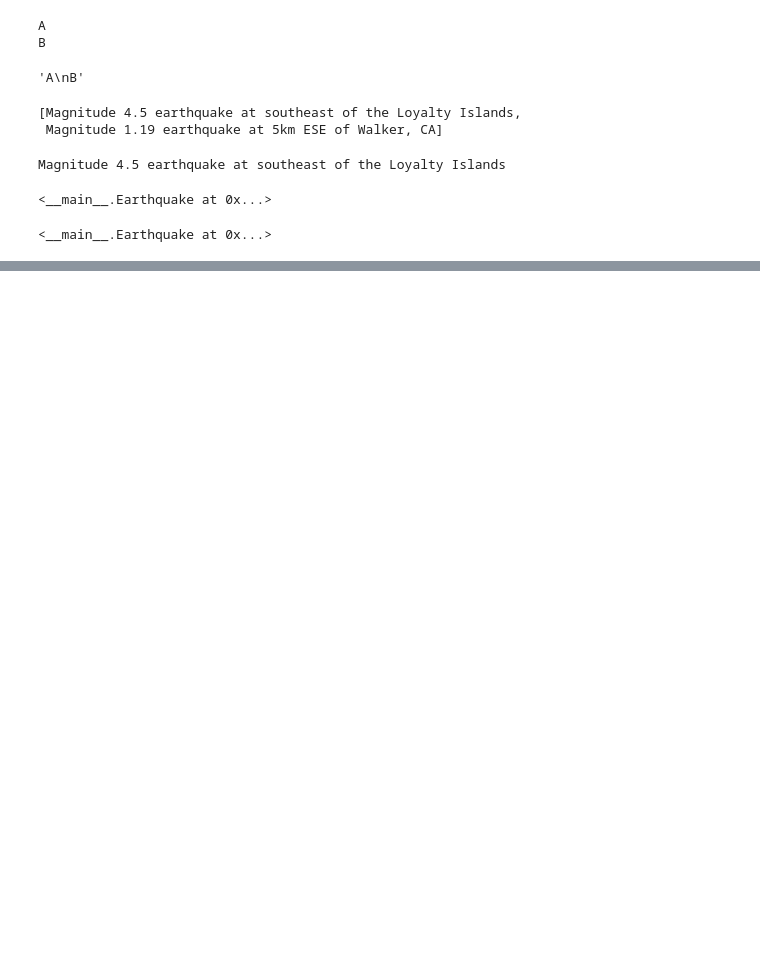
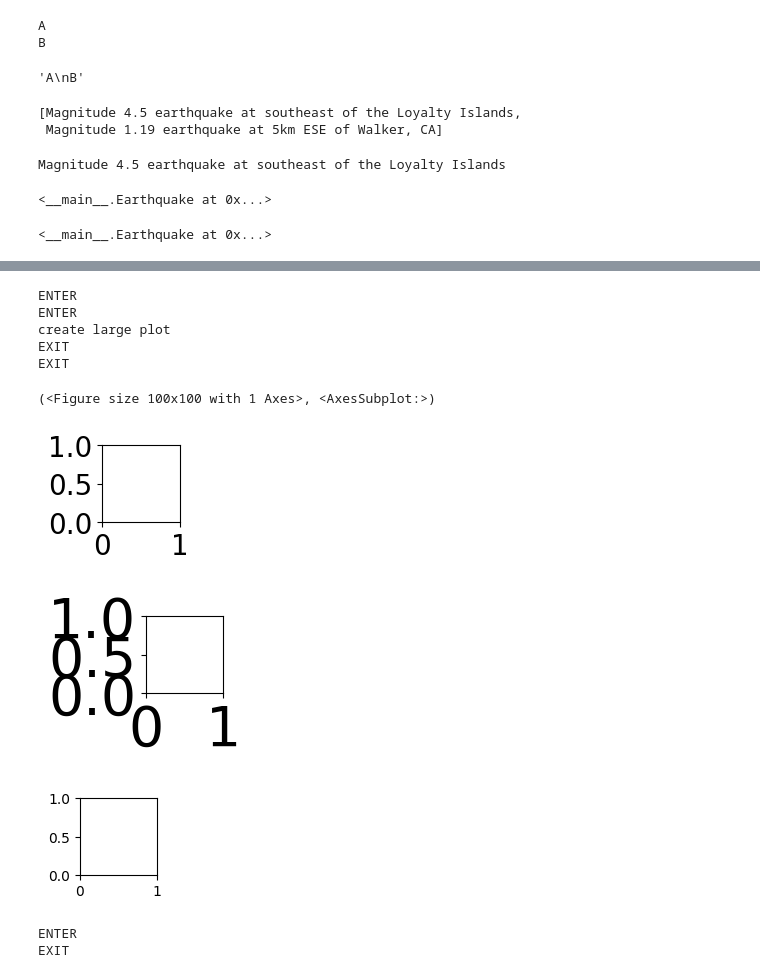
Before and after one commit to cs320-wisc/f22, a Jupyter notebook: lec/08-oop2/lec2.ipynb, the cells around one changed output, grey strips where cells are left out. Saved outputs shown, nothing was run; the diff lists cells and outputs as text; code cells hidden in the pictures; blank space fills up the shorter version.

```diff
--- a/lec/08-oop2/lec2.ipynb
+++ b/lec/08-oop2/lec2.ipynb
@@ -128,0 +259,30 @@ Earthquake(quake_dicts[2])
+# %%
+class DoubleFont:
+    def __enter__(self):
+        print("ENTER")
+        self.old_size = plt.rcParams["font.size"]
+        plt.rcParams["font.size"] *= 2
+
+    def __exit__(self, exc_type, exc_value, traceback):
+        print("EXIT")
+        plt.rcParams["font.size"] = self.old_size
+
+with DoubleFont():
+    plt.subplots(figsize=(1,1)) # large font
+    with DoubleFont():
+        # CALL: obj.__enter__()
+        print("create large plot")
+        plt.subplots(figsize=(1,1)) # largest font
+        # CALL: obj.__exit__(), even if we crash
+
+plt.subplots(figsize=(1,1)) # regular font
+# %% [output]
+ENTER
+ENTER
+create large plot
+EXIT
+EXIT
+(<Figure size 100x100 with 1 Axes>, <AxesSubplot:>)
+[figure, added]
+[figure, added]
+[figure, added]
@@ -128,0 +291,6 @@ Earthquake(quake_dicts[2])
+# %%
+with dblfont:
+    pass
+# %% [output]
+ENTER
+EXIT
```
Also changed, not shown: parts of 18 cells of this notebook, 2 other files.
